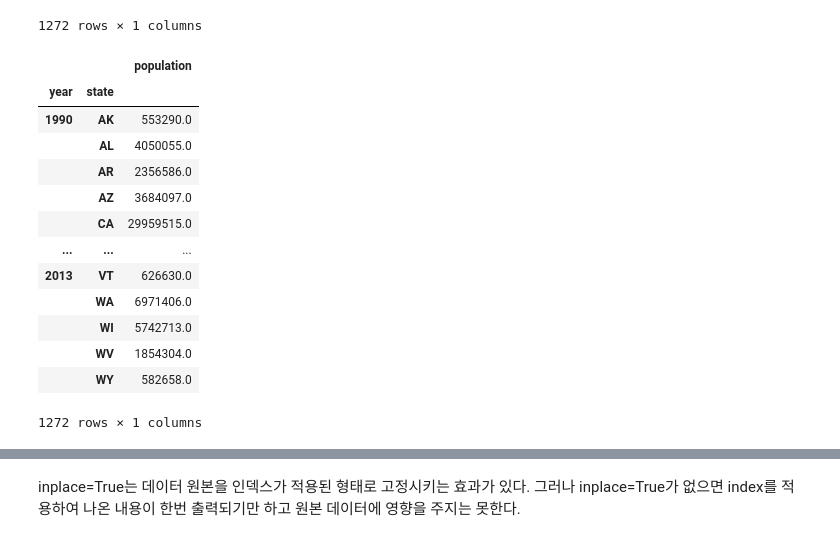
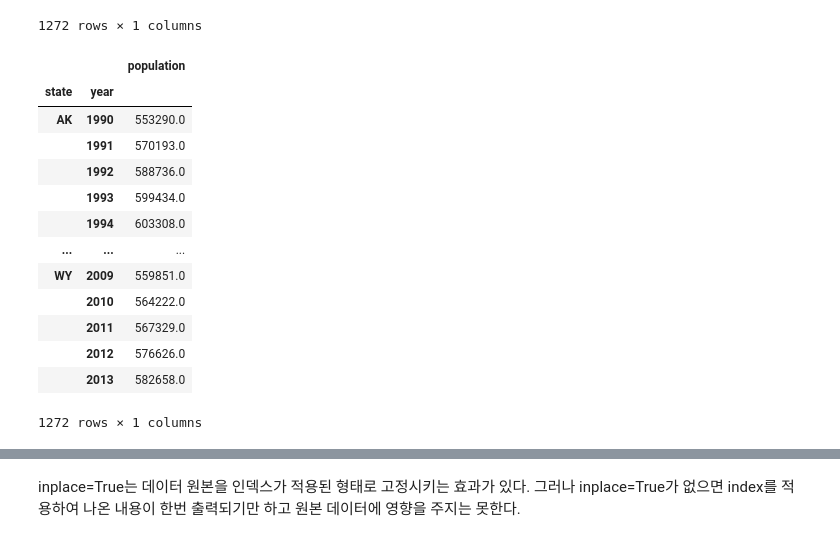
Before and after one commit to choi55j/-2023-09, a Jupyter notebook: choi/수파이썬/18강.ipynb, the cells around one changed output, grey strips where cells are left out. Drawn from its saved outputs; the diff is of its cells as text; code cells hidden in the pictures.

```diff
--- a/choi/수파이썬/18강.ipynb
+++ b/choi/수파이썬/18강.ipynb
@@ -116,20 +116,20 @@ pops.set_index(["state","year"])
 |  | 2012 | 313873685.0 |
 1272 rows × 1 columns
 # %%
-pops.set_index(["year","state"]).sort_index()
+pops.set_index(["state","year"]).sort_index()
 # %% [output]
 |  |  | population |
-| year | state |  |
-| 1990 | AK | 553290.0 |
-|  | AL | 4050055.0 |
-|  | AR | 2356586.0 |
-|  | AZ | 3684097.0 |
-|  | CA | 29959515.0 |
+| state | year |  |
+| AK | 1990 | 553290.0 |
+|  | 1991 | 570193.0 |
+|  | 1992 | 588736.0 |
+|  | 1993 | 599434.0 |
+|  | 1994 | 603308.0 |
 | ... | ... | ... |
-| 2013 | VT | 626630.0 |
-|  | WA | 6971406.0 |
-|  | WI | 5742713.0 |
-|  | WV | 1854304.0 |
-|  | WY | 582658.0 |
+| WY | 2009 | 559851.0 |
+|  | 2010 | 564222.0 |
+|  | 2011 | 567329.0 |
+|  | 2012 | 576626.0 |
+|  | 2013 | 582658.0 |
 1272 rows × 1 columns
 # %%
```
Also changed, not shown: parts of 20 cells of this notebook.
